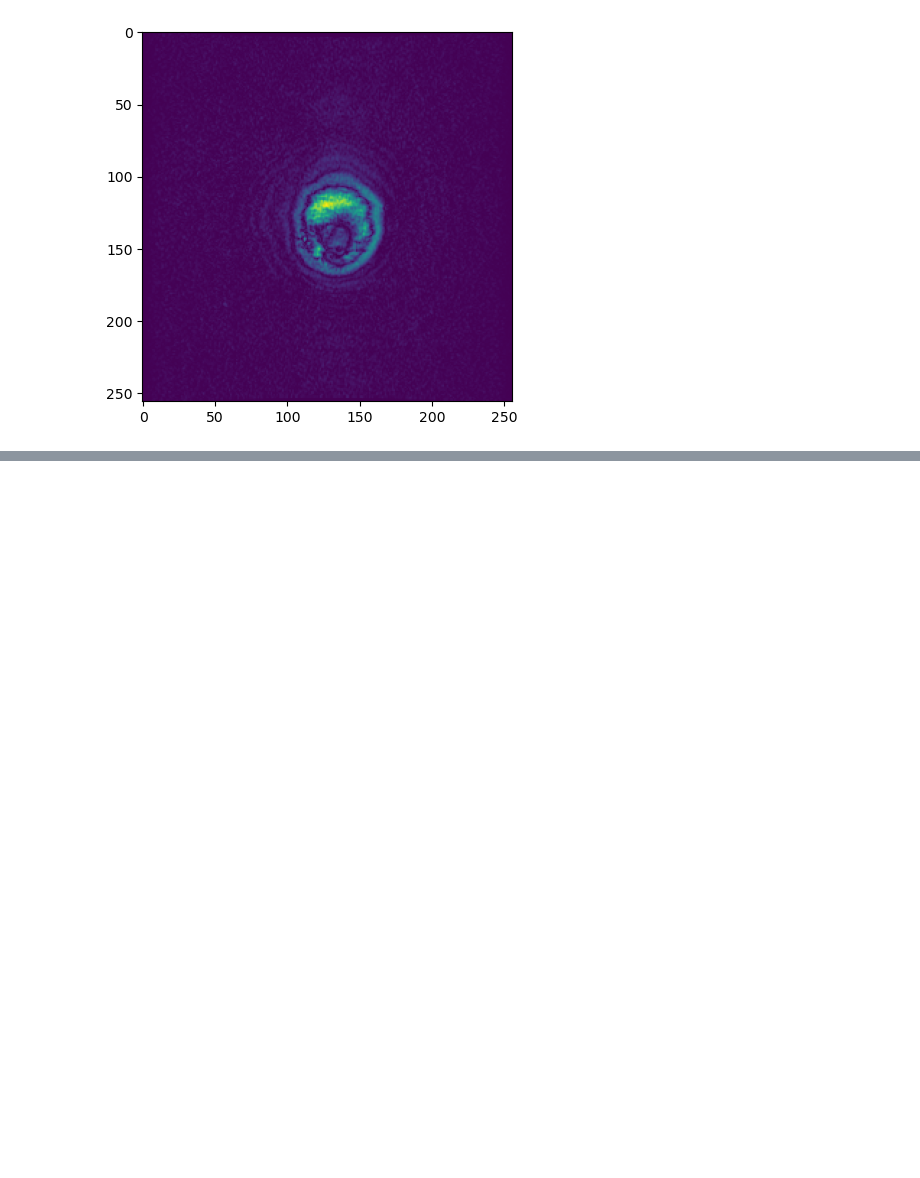
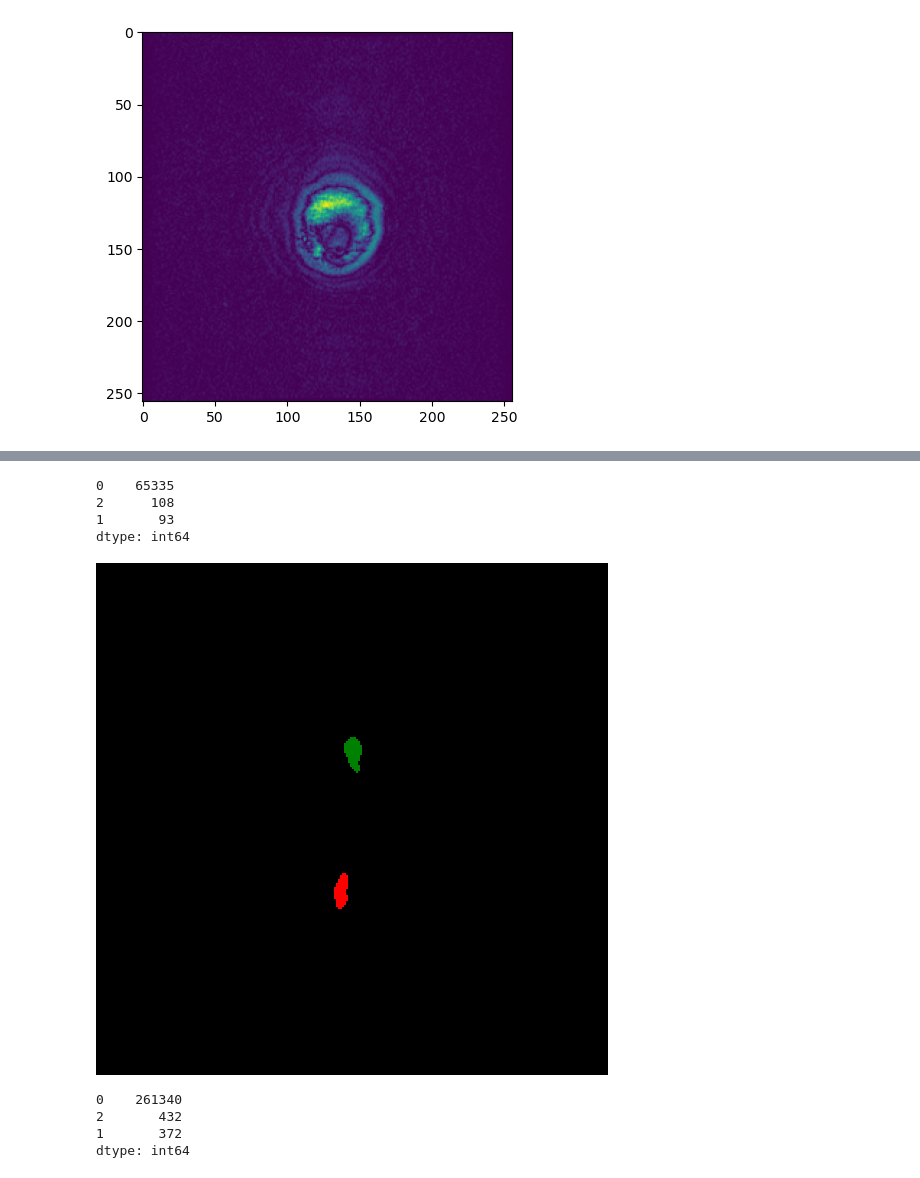
Before and after one commit to MinhyukWoo/keras_lecture, a Jupyter notebook: deep_learning_with_python/hippocampus/test.ipynb, the cells around one changed output, grey strips where cells are left out. Drawn from its saved outputs; the diff is of its cells as text; code cells hidden in the pictures; blank space fills up the shorter version.

```diff
--- a/deep_learning_with_python/hippocampus/test.ipynb
+++ b/deep_learning_with_python/hippocampus/test.ipynb
@@ -18,0 +258,19 @@ plt.imshow(img.get_fdata()[:, 15, :, 0])
+# %%
+with open("dataset/train/label/HFH_001_058.npy", "rb") as f:
+    arr = np.load(f)
+    arr = arr.astype(np.byte)
+    print(pd.Series(arr.flatten()).value_counts())
+    image = Image.fromarray(arr).convert("P").resize((512, 512), Image.Resampling.BILINEAR)
+    image.putpalette([0,0,0,255,0,0,0,128,0])
+image.show()
+print(pd.Series(np.array(image).flatten()).value_counts())
+# %% [output]
+0    65335
+2      108
+1       93
+dtype: int64
+[figure, added]
+0    261340
+2       432
+1       372
+dtype: int64
```
Also changed, not shown: parts of 19 cells of this notebook, 1 other file.
